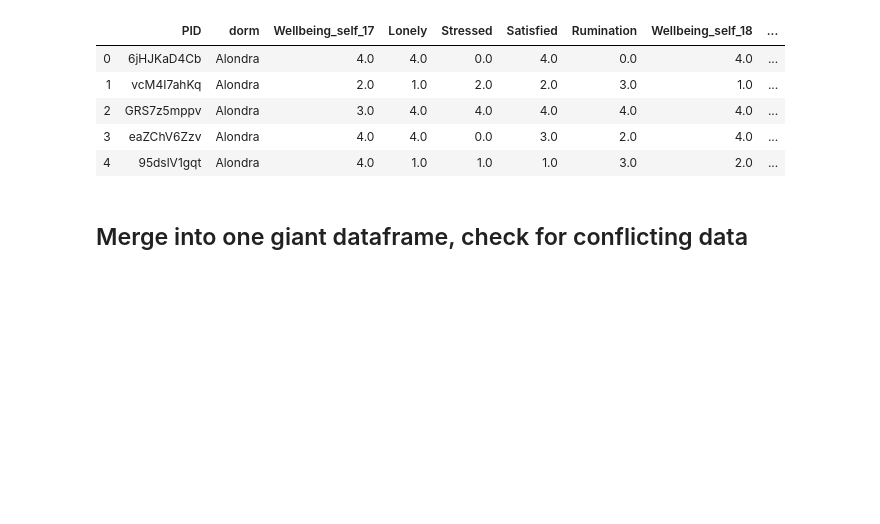
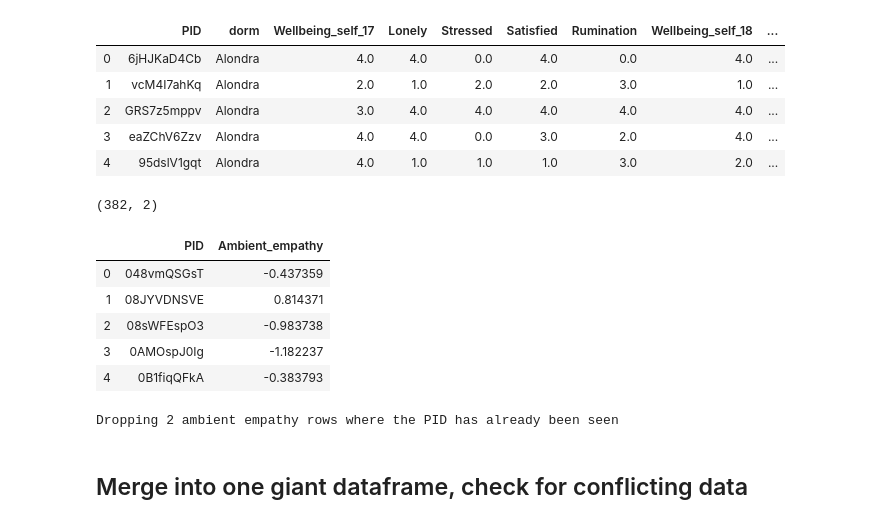
Before and after one commit to snlstanford/Communities-Project, a Jupyter notebook: analysis/2018/2 - Create Longitudinal File.ipynb, the cells around one changed output. Cells and saved outputs as stored; diff of their text form; code cells hidden in the pictures; blank space fills up the shorter version.

Commit message:
Update 2018 data processing notebooks

```diff
--- a/analysis/2018/2 - Create Longitudinal File.ipynb
+++ b/analysis/2018/2 - Create Longitudinal File.ipynb
@@ -10,8 +10,8 @@ Also generates the image below, visualizing participant continuity across survey
 # %% [markdown]
 ## Configuation
 # %%
-DATA_DIR = '/Users/everettwetchler/src/research/zaki/github/analysis/data/'
-OUTPUT_VENN_DIAGRAM_FILENAME = '/Users/everettwetchler/src/research/zaki/github/analysis/plots/venn_participation_counts.png'
+DATA_DIR = 'data/'
+OUTPUT_VENN_DIAGRAM_FILENAME = 'plots/venn_participation_counts.png'
 # %% [markdown]
 <div style="background-color: #A33;height: 20px"></div> <!-- Red bar -->
 
@@ -127,6 +127,26 @@ wb.head()
 | 2 | GRS7z5mppv | Alondra | 3.0 | 4.0 | 4.0 | 4.0 | 4.0 | 4.0 | ... |
 | 3 | eaZChV6Zzv | Alondra | 4.0 | 4.0 | 0.0 | 3.0 | 2.0 | 4.0 | ... |
 | 4 | 95dslV1gqt | Alondra | 4.0 | 1.0 | 1.0 | 1.0 | 3.0 | 2.0 | ... |
+# %%
+ambient = pd.read_csv(os.path.join(DATA_DIR, 'ambient_empathy_fall2018.csv'))
+ambient = ambient[['PID', 'ambient_empathy_z']]
+ambient.columns = ['PID', 'Ambient_empathy']
+print(ambient.shape)
+ambient.head()
+# %% [output]
+(382, 2)
+|  | PID | Ambient_empathy |
+| 0 | 048vmQSGsT | -0.437359 |
+| 1 | 08JYVDNSVE | 0.814371 |
+| 2 | 08sWFEspO3 | -0.983738 |
+| 3 | 0AMOspJ0Ig | -1.182237 |
+| 4 | 0B1fiqQFkA | -0.383793 |
+# %%
+print("Dropping %d ambient empathy rows where the PID has already been seen" % (
+    len(ambient)- len(set(ambient['PID']))))
+ambient = ambient.drop_duplicates(subset='PID')
+# %% [output]
+Dropping 2 ambient empathy rows where the PID has already been seen
 # %% [markdown]
 <div style="background-color: #A33;height: 20px"></div> <!-- Red bar -->
 
```
Also changed, not shown: parts of 8 cells of this notebook, 3 other files.
